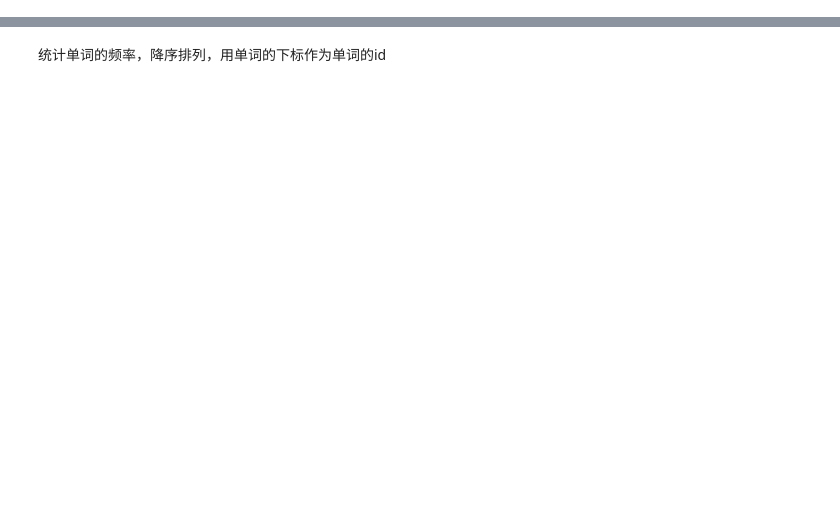
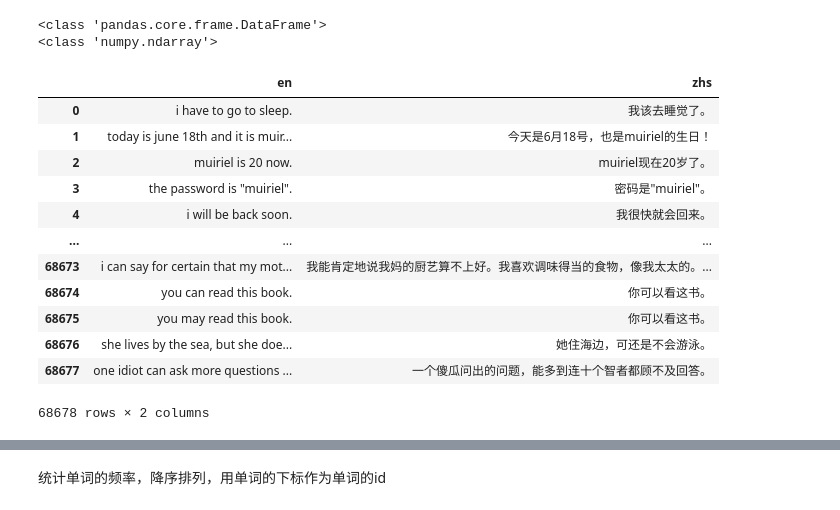
Before and after one commit to gaobowen/transformer-blog, a Jupyter notebook: transformer.ipynb, the cells around one changed output, grey strips where cells are left out. Cells and saved outputs as stored; diff of their text form; code cells hidden in the pictures; blank space fills up the shorter version.

```diff
--- a/transformer.ipynb
+++ b/transformer.ipynb
@@ -3,13 +7,19 @@
 # %%
+import os
+os.environ['CUDA_LAUNCH_BLOCKING'] = '1'
+
 import torch
 import numpy as np
 import pandas as pd
 from torch.utils.data import Dataset
 from torch.utils.data import DataLoader
 
+import torch.nn as nn
+import torch.nn.functional as F
+from torch.autograd import Variable
 
-#将繁体转成简体
-!pip install zhconv
+import math
+
 from zhconv import convert
 
 
@@ -20,31 +30,47 @@ def Q2B(uchar):
     inside_code = ord(uchar)
     if inside_code == 0x3000:
         inside_code = 0x0020
     else:
         inside_code -= 0xfee0
     if inside_code < 0x0020 or inside_code > 0x7e: #转完之后不是半角字符返回原来的字符
         return uchar
     return chr(inside_code)
   else:
     return uchar
 
 def stringpartQ2B(ustring):
   return "".join([Q2B(uchar) for uchar in ustring])
 
 
 def convertSimple(x):
   return stringpartQ2B(convert(x.values[0], 'zh-cn'))
 
 
 all_data = pd.read_csv('en-zh.tsv',sep='\t',on_bad_lines='skip',names=['NO.1','en','NO.2','zh'])
 
 zh_data = all_data.iloc[:,[3]].apply(convertSimple, axis=1).rename('zhs',inplace=True)
 
 all_data = pd.concat([all_data.iloc[:,[1]], zh_data], axis=1)
 
 all_data = all_data.applymap(lambda x: x.lower()) #英文全部转为小写
 
 print(type(all_data))
 print(type(all_data.values))
 all_data
+# %% [output]
+<class 'pandas.core.frame.DataFrame'>
+<class 'numpy.ndarray'>
+|  | en | zhs |
+| 0 | i have to go to sleep. | 我该去睡觉了。 |
+| 1 | today is june 18th and it is muir... | 今天是6月18号，也是muiriel的生日！ |
+| 2 | muiriel is 20 now. | muiriel现在20岁了。 |
+| 3 | the password is "muiriel". | 密码是"muiriel"。 |
+| 4 | i will be back soon. | 我很快就会回来。 |
+| ... | ... | ... |
+| 68673 | i can say for certain that my mot... | 我能肯定地说我妈的厨艺算不上好。我喜欢调味得当的食物，像我太太的。... |
+| 68674 | you can read this book. | 你可以看这书。 |
+| 68675 | you may read this book. | 你可以看这书。 |
+| 68676 | she lives by the sea, but she doe... | 她住海边，可还是不会游泳。 |
+| 68677 | one idiot can ask more questions ... | 一个傻瓜问出的问题，能多到连十个智者都顾不及回答。 |
+68678 rows × 2 columns
 # %%
```
Also changed, not shown: parts of 10 cells of this notebook, 2 other files.
